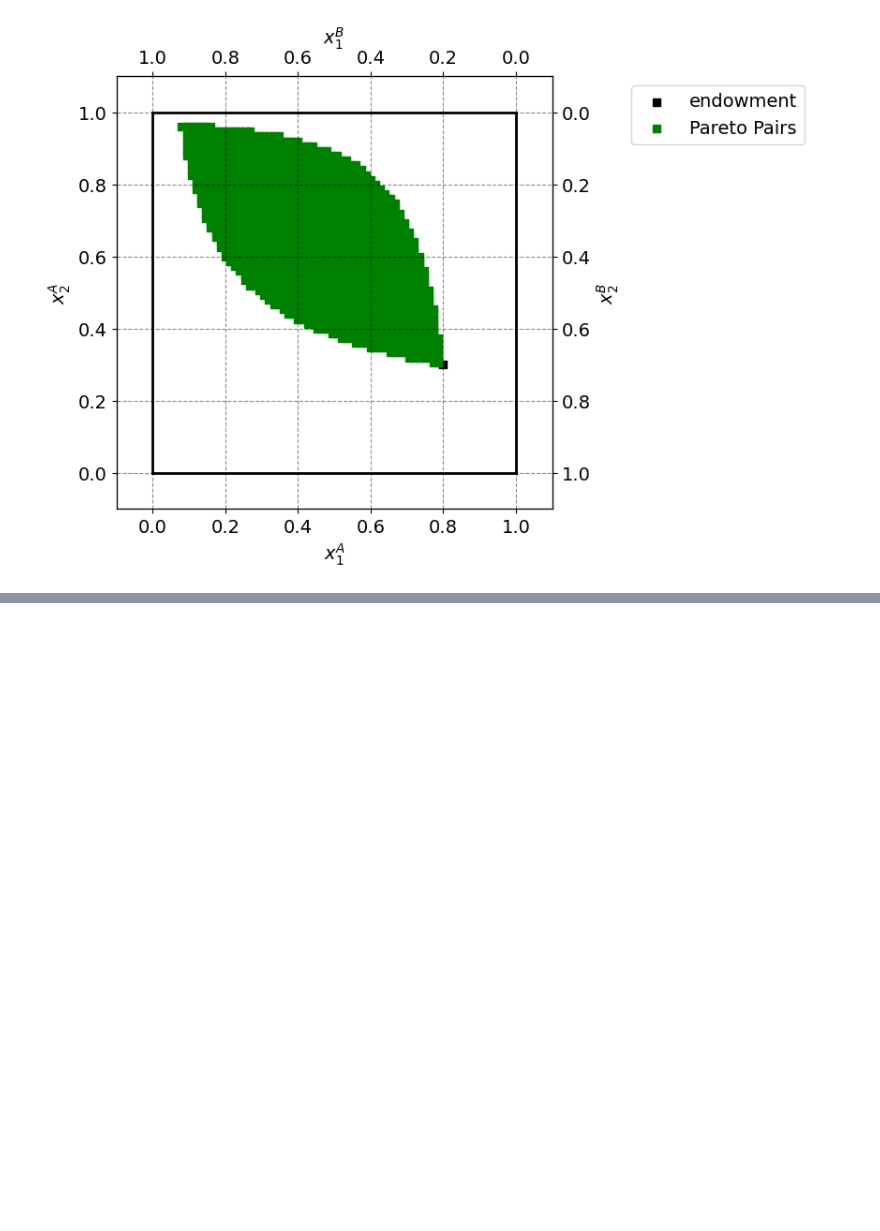
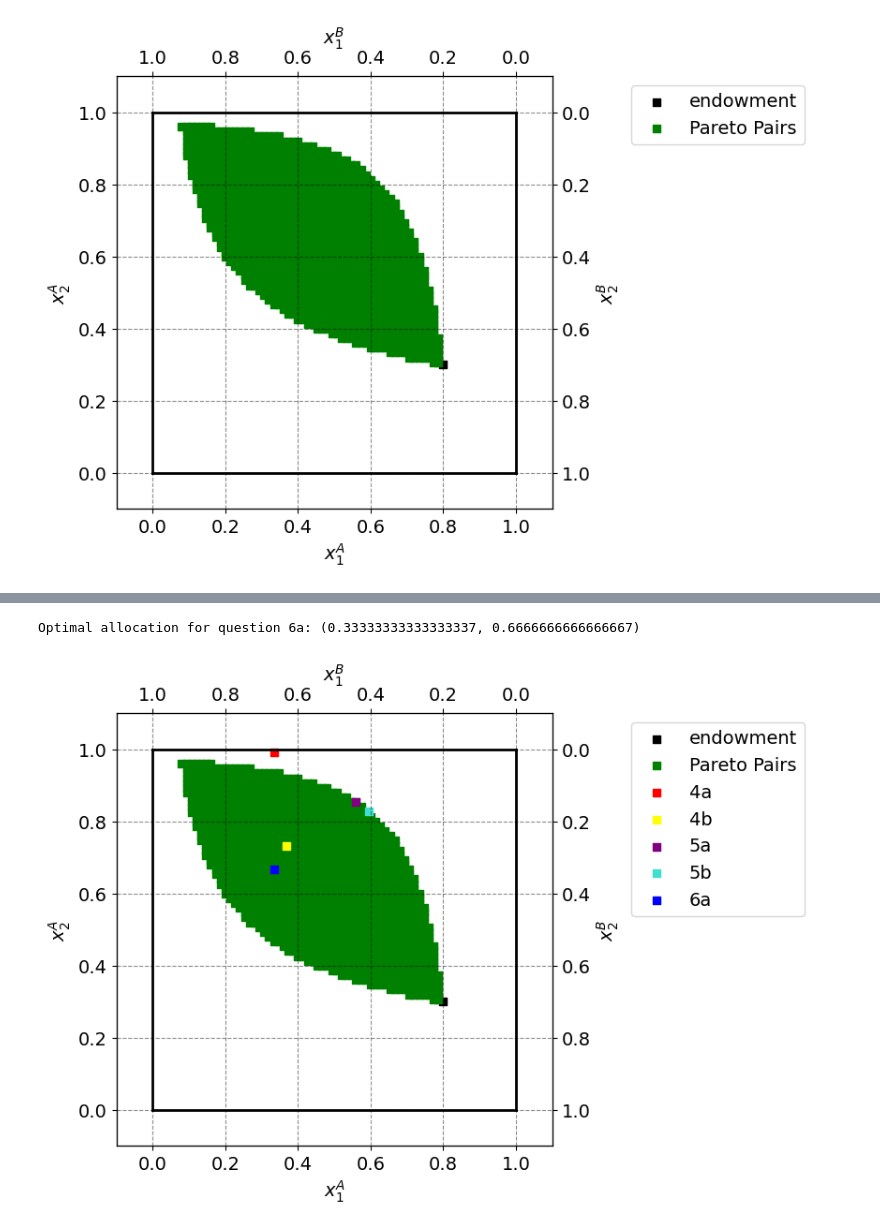
Before and after one commit to NumEconCopenhagen/projects-2024-agnete-og-andrea, a Jupyter notebook: inauguralproject/InauguralProject2024.ipynb, the cells around one changed output, grey strips where cells are left out. Cells and saved outputs as stored; diff of their text form; code cells hidden in the pictures; blank space fills up the shorter version.

```diff
--- a/inauguralproject/InauguralProject2024.ipynb
+++ b/inauguralproject/InauguralProject2024.ipynb
@@ -146,0 +147,71 @@ Optimal allocation for question 5b: (0.595959595959596, 0.8282828282828284)
+# %%
+#question 6a
+
+x1A_optimal_6a, x2A_optimal_6a = model.optimal_allocation_6a()
+print("Optimal allocation for question 6a:", (x1A_optimal_6a, x2A_optimal_6a))
+# %% [output]
+Optimal allocation for question 6a: (0.33333333333333337, 0.6666666666666667)
+# %%
+#Question 6b: Compare with question 3-5
+
+
+par = model.par
+# a. total endowment
+w1bar = 1.0
+w2bar = 1.0
+
+# b. figure set up
+fig = plt.figure(frameon=False,figsize=(6,6), dpi=100)
+ax_A = fig.add_subplot(1, 1, 1)
+
+ax_A.set_xlabel("$x_1^A$")
+ax_A.set_ylabel("$x_2^A$")
+
+temp = ax_A.twinx()
+temp.set_ylabel("$x_2^B$")
+ax_B = temp.twiny()
+ax_B.set_xlabel("$x_1^B$")
+ax_B.invert_xaxis()
+ax_B.invert_yaxis()
+
+# A
+ax_A.scatter(par.w1A,par.w2A,marker='s',color='black',label='endowment') #plots the endowment
+
+xes = [] #creates empty list
+yes = [] #creates empty list
+for x in model.Cset():
+    xes.append(x[0]) #In each iteration of the loop, these lines extract the first and second elements of the current data point x (assuming x is a tuple or list) and append them to the xes and yes lists, respectively. This effectively separates the x and y coordinates of each data point and stores them in separate lists.
+    yes.append(x[1])
+ax_A.scatter(xes,yes,marker="s", color='green',label='Pareto Pairs') #plots the xes list on the x-axis and yes list on the y-axis.
+
+# limits
+ax_A.plot([0,w1bar],[0,0],lw=2,color='black')
+ax_A.plot([0,w1bar],[w2bar,w2bar],lw=2,color='black')
+ax_A.plot([0,0],[0,w2bar],lw=2,color='black')
+ax_A.plot([w1bar,w1bar],[0,w2bar],lw=2,color='black')
+
+#adjusts the limits to make them pretty
+ax_A.set_xlim([-0.1, w1bar + 0.1])
+ax_A.set_ylim([-0.1, w2bar + 0.1])
+ax_B.set_xlim([w1bar + 0.1, -0.1])
+ax_B.set_ylim([w2bar + 0.1, -0.1])
+
+#Store the allocations from each question
+x1A_optimal_4a, x2A_optimal_4a = model.optimal_allocation_4a() #4a
+x1A_optimal_4b, x2A_optimal_4b = model.optimal_allocation_4b() #4b
+x1A_optimal_5a, x2A_optimal_5a = model.optimal_allocation_5a() #5a
+x1A_optimal_5b, x2A_optimal_5b = model.optimal_allocation_5b() #5b
+x1A_optimal_6a, x2A_optimal_6a = model.optimal_allocation_6a() #6a
+
+
+#Plot the allocations from each question:
+ax_A.scatter(x1A_optimal_4a,x2A_optimal_4a,marker='s',color='red',label='4a') #plots the allocation 4a
+ax_A.scatter(x1A_optimal_4b,x2A_optimal_4b,marker='s',color='yellow',label='4b') #plots the allocation 4b
+ax_A.scatter(x1A_optimal_5a,x2A_optimal_5a,marker='s',color='purple',label='5a') #plots the allocation 5a
+ax_A.scatter(x1A_optimal_5b,x2A_optimal_5b,marker='s',color='turquoise',label='5b') #plots the allocation 5b
+ax_A.scatter(x1A_optimal_6a,x2A_optimal_6a,marker='s',color='blue',label='6a') #plots the allocation 6a
+
+#Adds the describing legend to the figure:
+ax_A.legend(frameon=True,loc='upper right',bbox_to_anchor=(1.6,1.0));
+# %% [output]
+[figure, added]
```
Also changed, not shown: parts of 10 cells of this notebook, 2 other files.
